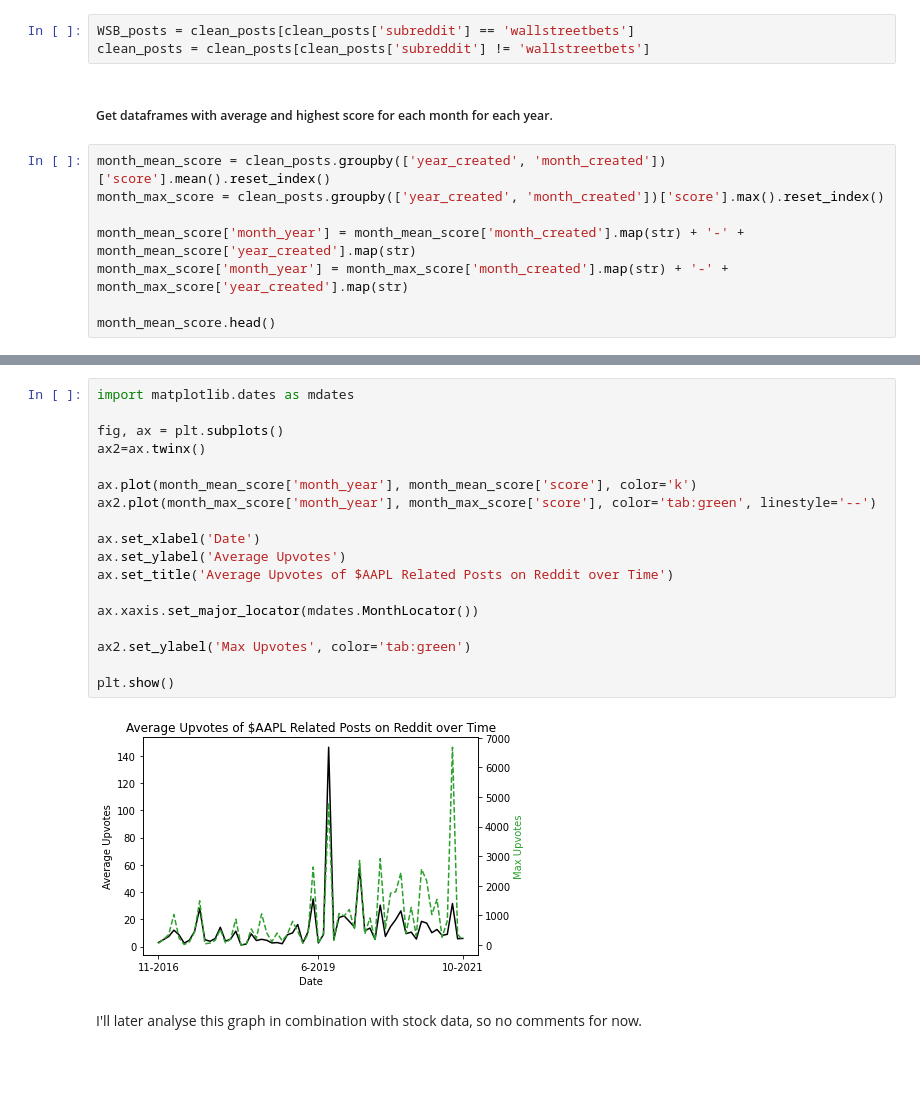
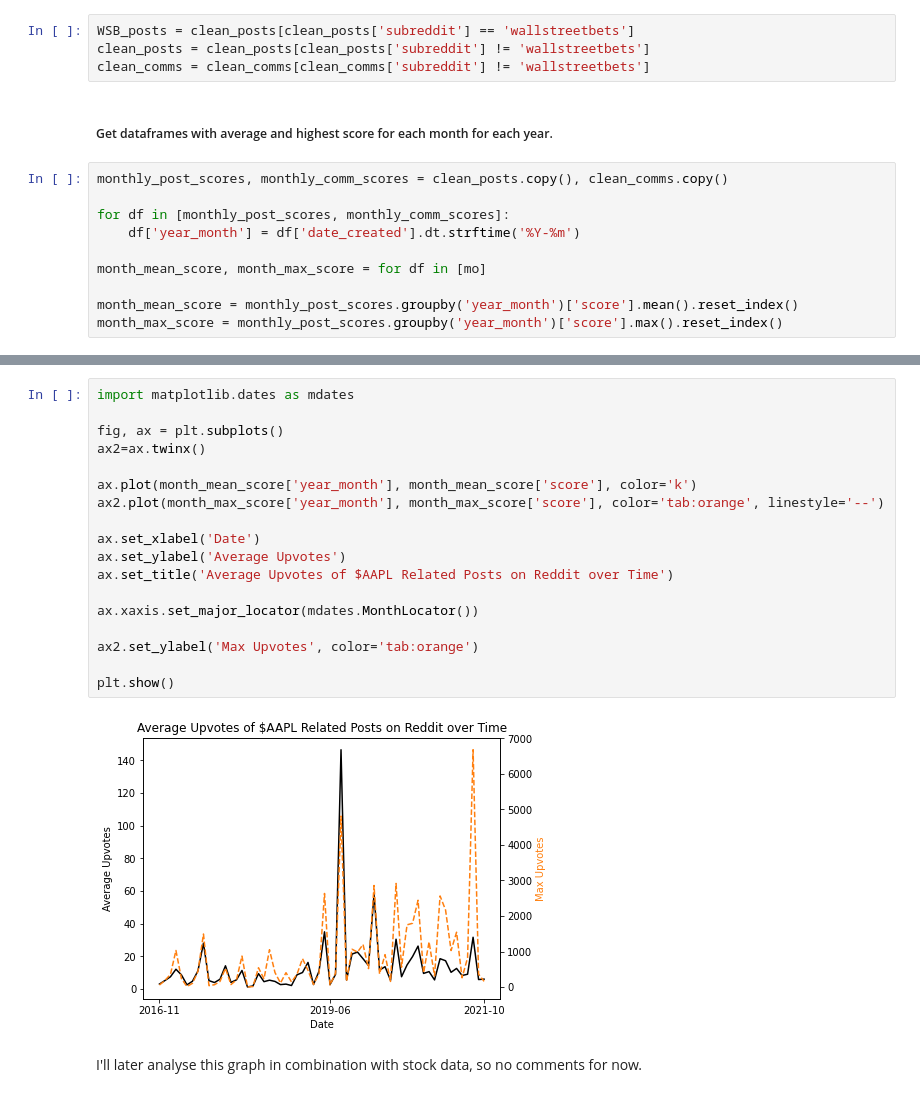
Before and after one commit to JackIHill/DataAnalytics, a Jupyter notebook: Independent/AAPL Analysis/AAPL Stock+Reddit Analysis.ipynb, the cells around one changed output, grey strips where cells are left out. Saved outputs shown, nothing was run; the diff lists cells and outputs as text; blank space fills up the shorter version.

Commit message:
simplified addition of year-month col to dfs

```diff
--- a/Independent/AAPL Analysis/AAPL Stock+Reddit Analysis.ipynb
+++ b/Independent/AAPL Analysis/AAPL Stock+Reddit Analysis.ipynb
@@ -136,14 +136,17 @@ subreddit_012017 = reddit_data_012017.sort_values(['score'], ascending=False)
 # %%
 WSB_posts = clean_posts[clean_posts['subreddit'] == 'wallstreetbets']
 clean_posts = clean_posts[clean_posts['subreddit'] != 'wallstreetbets']
+clean_comms = clean_comms[clean_comms['subreddit'] != 'wallstreetbets']
 # %% [markdown]
 ##### Get dataframes with average and highest score for each month for each year.
 # %%
-month_mean_score = clean_posts.groupby(['year_created', 'month_created'])['score'].mean().reset_index()
-month_max_score = clean_posts.groupby(['year_created', 'month_created'])['score'].max().reset_index()
+monthly_post_scores, monthly_comm_scores = clean_posts.copy(), clean_comms.copy()
 
-month_mean_score['month_year'] = month_mean_score['month_created'].map(str) + '-' + month_mean_score['year_created'].map(str)
-month_max_score['month_year'] = month_max_score['month_created'].map(str) + '-' + month_max_score['year_created'].map(str)
+for df in [monthly_post_scores, monthly_comm_scores]:
+    df['year_month'] = df['date_created'].dt.strftime('%Y-%m')
 
-month_mean_score.head()
+month_mean_score, month_max_score = for df in [mo]
+
+month_mean_score = monthly_post_scores.groupby('year_month')['score'].mean().reset_index()
+month_max_score = monthly_post_scores.groupby('year_month')['score'].max().reset_index()
 # %% [output]
@@ -156,23 +159,23 @@ month_mean_score.head()
 # %%
 import matplotlib.dates as mdates
 
 fig, ax = plt.subplots()
 ax2=ax.twinx()
 
-ax.plot(month_mean_score['month_year'], month_mean_score['score'], color='k')
-ax2.plot(month_max_score['month_year'], month_max_score['score'], color='tab:green', linestyle='--')
+ax.plot(month_mean_score['year_month'], month_mean_score['score'], color='k')
+ax2.plot(month_max_score['year_month'], month_max_score['score'], color='tab:orange', linestyle='--')
 
 ax.set_xlabel('Date')
 ax.set_ylabel('Average Upvotes')
 ax.set_title('Average Upvotes of $AAPL Related Posts on Reddit over Time')
 
 ax.xaxis.set_major_locator(mdates.MonthLocator())
 
-ax2.set_ylabel('Max Upvotes', color='tab:green')
+ax2.set_ylabel('Max Upvotes', color='tab:orange')
 
 plt.show()
 # %% [output]
-[figure, old version]
+[figure, new version]
 # %% [markdown]
 I'll later analyse this graph in combination with stock data, so no comments for now.
 # %% [markdown]
```
Also changed, not shown: parts of 10 cells of this notebook.
